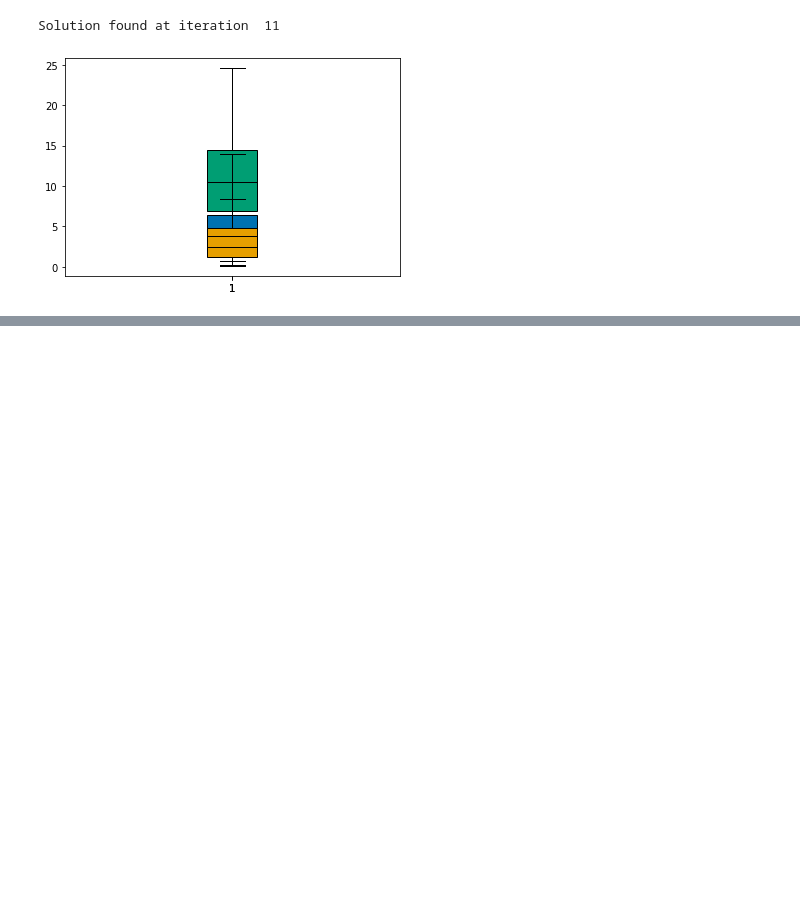
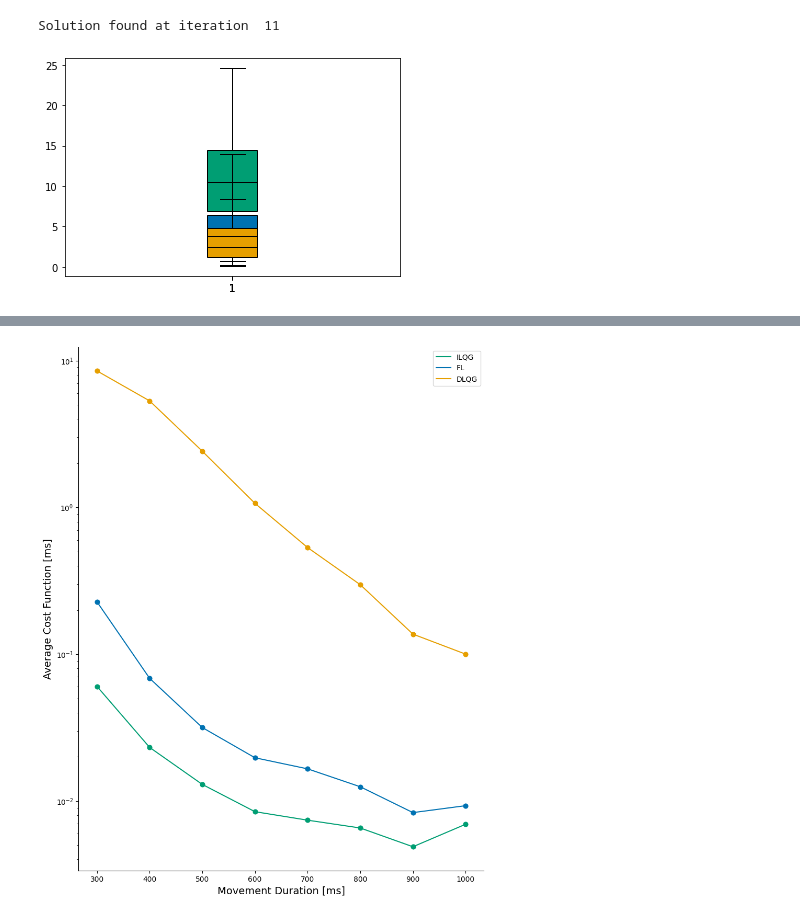
Before and after one commit to AlexandreThy/PhD, a Jupyter notebook: CurrentParts/PaperPlot.ipynb, the cells around one changed output, grey strips where cells are left out. Cells and saved outputs as stored; diff of their text form; code cells hidden in the pictures; blank space fills up the shorter version.

```diff
--- a/CurrentParts/PaperPlot.ipynb
+++ b/CurrentParts/PaperPlot.ipynb
@@ -1453,0 +1575,57 @@ plt.show()
+# %%
+import sys
+sys.path.append('..')
+from Controllers.FL6Muscles import *
+from Controllers.ILQG6Muscles import *
+from Controllers.LQGController import *
+from mpl_toolkits.axes_grid1.inset_locator import inset_axes
+st,tg = longmovement_1()
+
+Time = np.linspace(0,MovementTime*1000,NumIteration)
+
+fig,ax= plt.subplots(figsize = (10,13))
+DURATIONS_ms = [300,400,500,600,700,800,900,1000]
+NUM_SIM = 100
+Cost_value = np.zeros((8,NUM_SIM,3))
+colors = ["#009E73","#0072B2","#E69F00"]
+legend = ["ILQG","FL","DLQG"]
+WP = 100
+WV = .05
+
+WR = .1
+def Cost_function(x,u,tg = [0,0] ):
+    target1,target2 = compute_angles_from_cartesian(tg[0],tg[1])
+    thetas,thetae,omegas,omegae = x[-1,:4]
+    return WP*(thetas-target1)**2 + WP*(thetae-target2)**2 + WV*(omegas**2+omegae**2)+ np.sum(u*u) *WR * MovementTime/NumIteration
+
+for idx,mt in enumerate(np.linspace(.3,1,8)):
+    NumIteration = int(mt*100)
+    for i in range(NUM_SIM):
+        xILQG,yILQG,zilqg,uILQG=ILQG(mt,WP,WV,WR,tg,st,NumIteration,delay = 0.06,Noise=True,print_iterations=False,FF =  False)
+        xFL,yFL,xfl,uFL = FL_6muscles(Duration=mt,w1=WP,w2=WP,w3=WV,w4=WV,r=1e-8,Num_iter=NumIteration,starting_point=st,targets=tg,Delay = 0.06,Activate_Noise=True,FF = False)
+        xLQG,yLQG,uDLQG,z=DLQG_6Muscles(w1 = WP,w2 = WP,w3 = WV,w4 = WV, Duration=mt,r1 = WR,Num_iter=NumIteration,starting_point=st,targets=tg,plot = False,Delay = 0.06,Activate_Noise=True,FF = False)
+
+        Cost_value[idx,i]=[Cost_function(zilqg,uILQG,tg = tg),Cost_function(xfl,uFL,tg = tg),Cost_function(z.T,uDLQG,tg = tg)]
+
+Costs = np.mean(Cost_value,axis = 1)
+
+
+colors = ["#009E73","#0072B2","#E69F00"]
+legend = ["ILQG","FL","DLQG"]
+for i in range(3):
+    plt.plot(DURATIONS_ms,Costs[:,i],color = colors[i],label = legend[i])
+    plt.scatter(DURATIONS_ms,Costs[:,i],color = colors[i],s = 40)
+plt.legend()
+delete_axis(plt.gca(),sides = ["top","right"])
+plt.yscale("log")
+plt.xlabel("Movement Duration [ms]",fontsize = 14)
+plt.ylabel("Average Cost Function [ms]",fontsize = 14)
+
+# Add square to plot
+
+
+    #ax[0,i].scatter(tg[0],tg[1],marker = "s",s = 500,color = "grey")
+plt.savefig("Longcost.svg",dpi = 300)
+plt.show()
+# %% [output]
+[figure, added]
```
Also changed, not shown: parts of 5 cells of this notebook, 4 other files.
